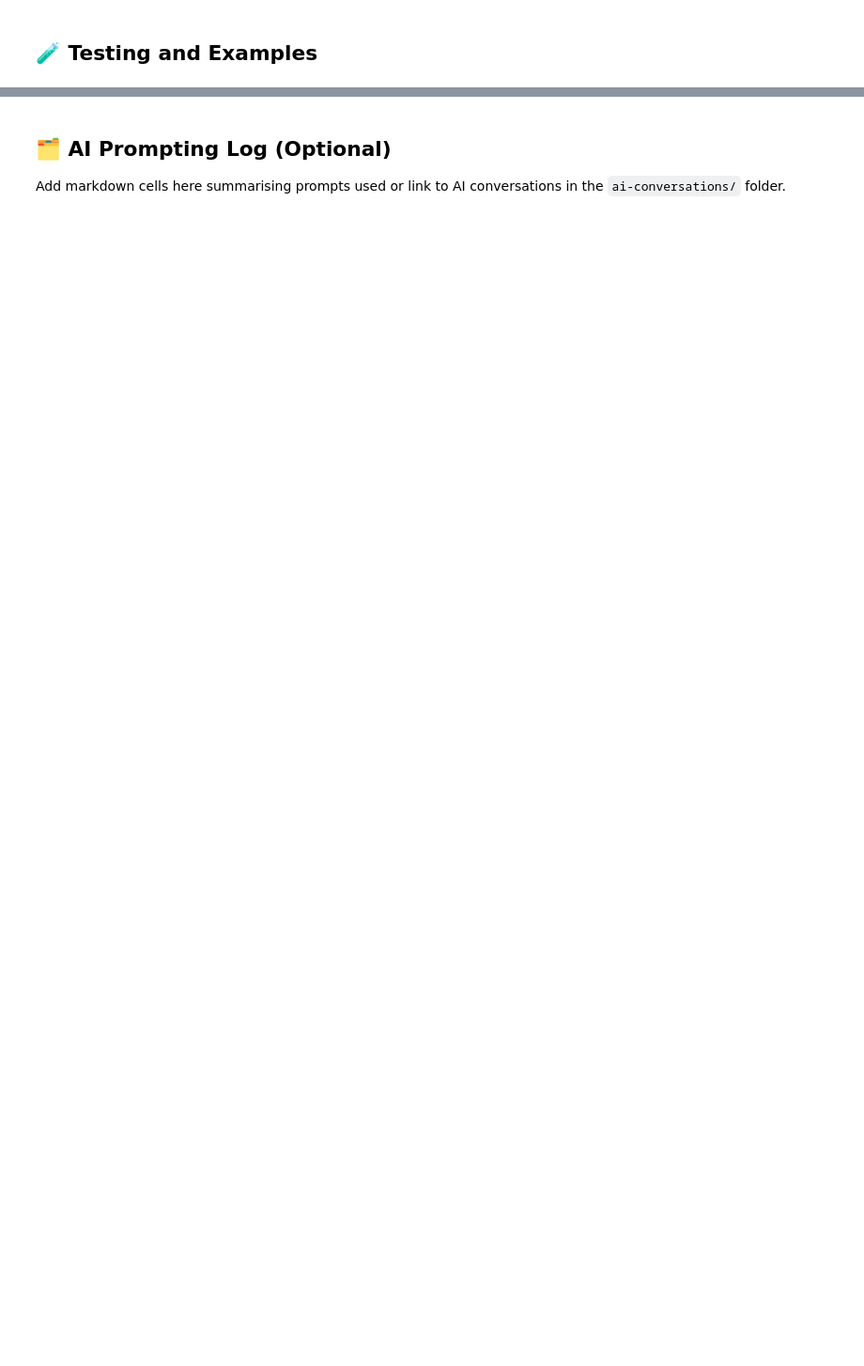
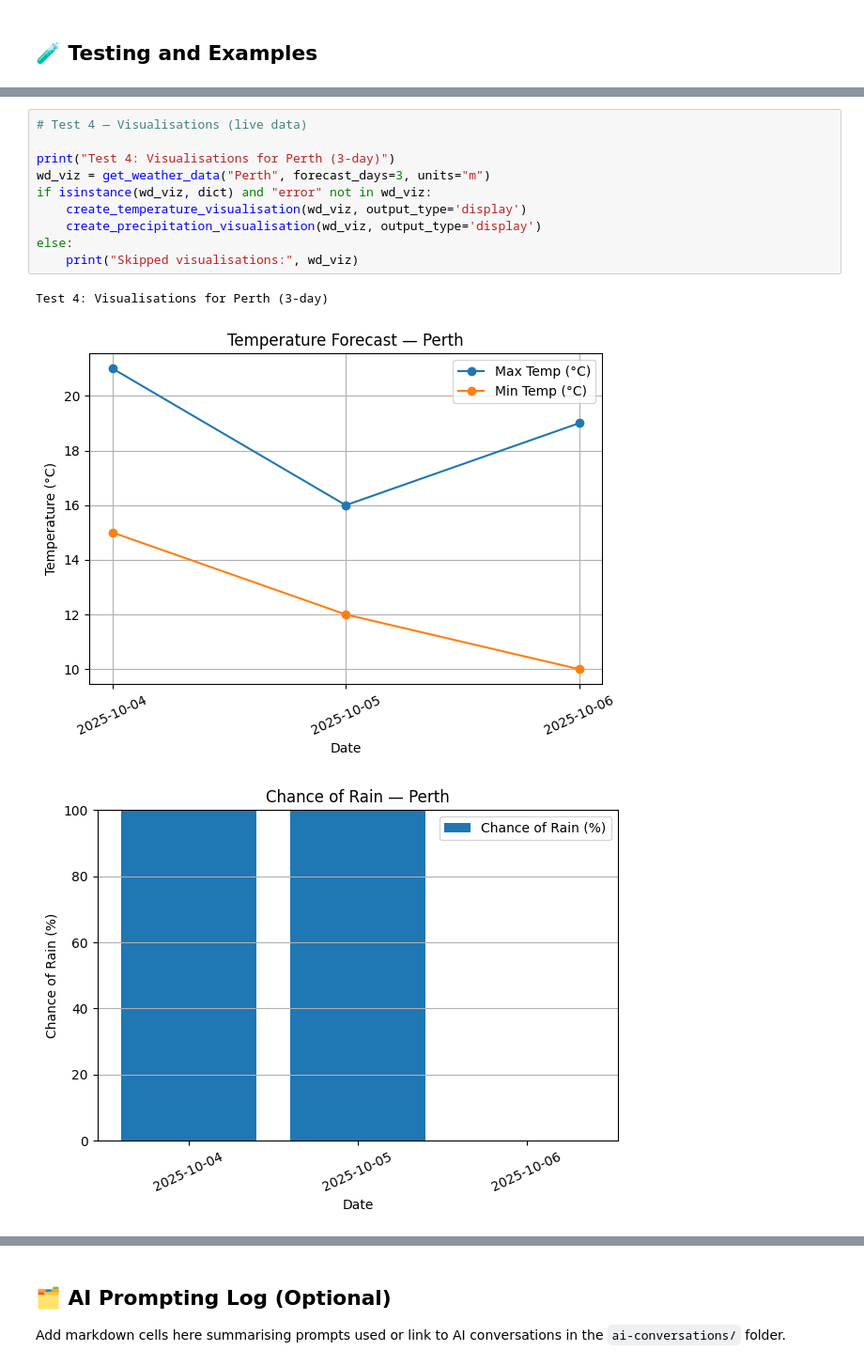
Before and after one commit to Maliha861/Maliha_WeatherWise-Assignment, a Jupyter notebook: starter_notebook.ipynb, the cells around one changed output, grey strips where cells are left out. Shown: that part at 94% size. Cells and saved outputs as stored; diff of their text form; blank space fills up the shorter version.

```diff
--- a/starter_notebook.ipynb
+++ b/starter_notebook.ipynb
@@ -778 +842,15 @@ Result: {'error': 'Please provide a valid location name.'}
+# %%
+# Test 4 — Visualisations (live data)
+
+print("Test 4: Visualisations for Perth (3-day)")
+wd_viz = get_weather_data("Perth", forecast_days=3, units="m")
+if isinstance(wd_viz, dict) and "error" not in wd_viz:
+    create_temperature_visualisation(wd_viz, output_type='display')
+    create_precipitation_visualisation(wd_viz, output_type='display')
+else:
+    print("Skipped visualisations:", wd_viz)
+# %% [output]
+Test 4: Visualisations for Perth (3-day)
+[figure, added]
+[figure, added]
 # %%
```
Also changed, not shown: parts of 26 cells of this notebook.
